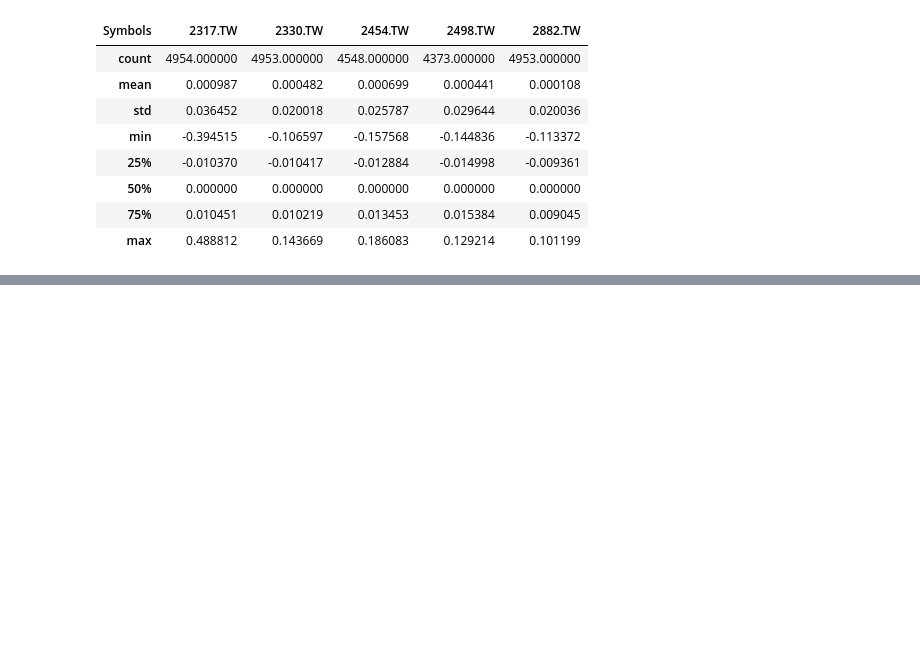
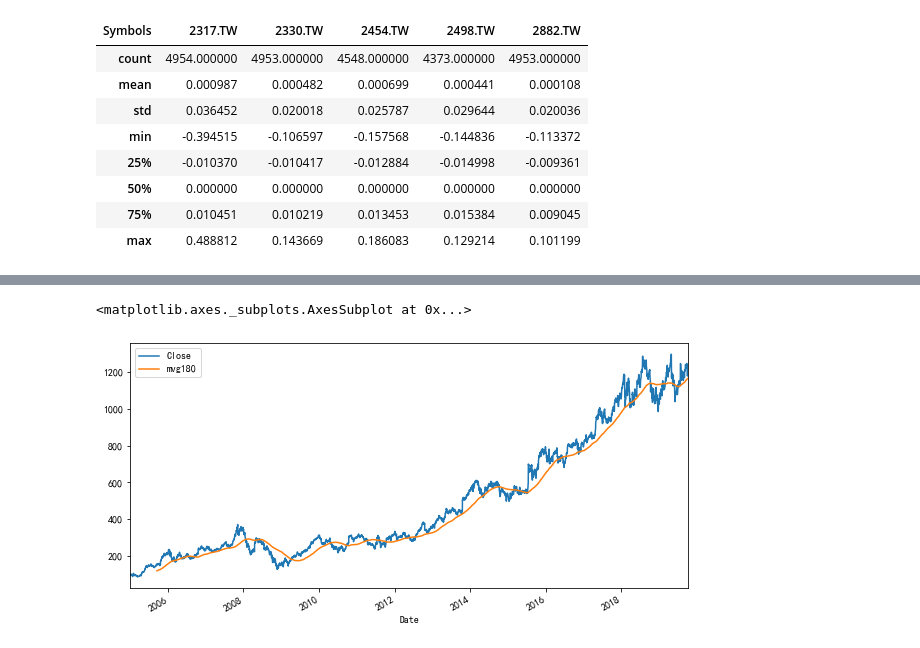
Before and after one commit to ywchiu/chinalife, a Jupyter notebook: Demo20191009.ipynb, the cells around one changed output, grey strips where cells are left out. Saved outputs shown, nothing was run; the diff lists cells and outputs as text; code cells hidden in the pictures; blank space fills up the shorter version.

```diff
--- a/Demo20191009.ipynb
+++ b/Demo20191009.ipynb
@@ -669,0 +689,8 @@ ret.describe()
+# %%
+GOOGLE = DataReader('GOOGL', data_source = 'yahoo', start = '2005-01-01')
+# %%
+GOOGLE['mvg180'] = GOOGLE['Close'].rolling(window=180).mean()
+GOOGLE[['Close','mvg180']].plot(kind='line', legend=True, figsize=[10,5])
+# %% [output]
+<matplotlib.axes._subplots.AxesSubplot at 0x...>
+[figure, added]
```
Also changed, not shown: parts of 30 cells of this notebook.
